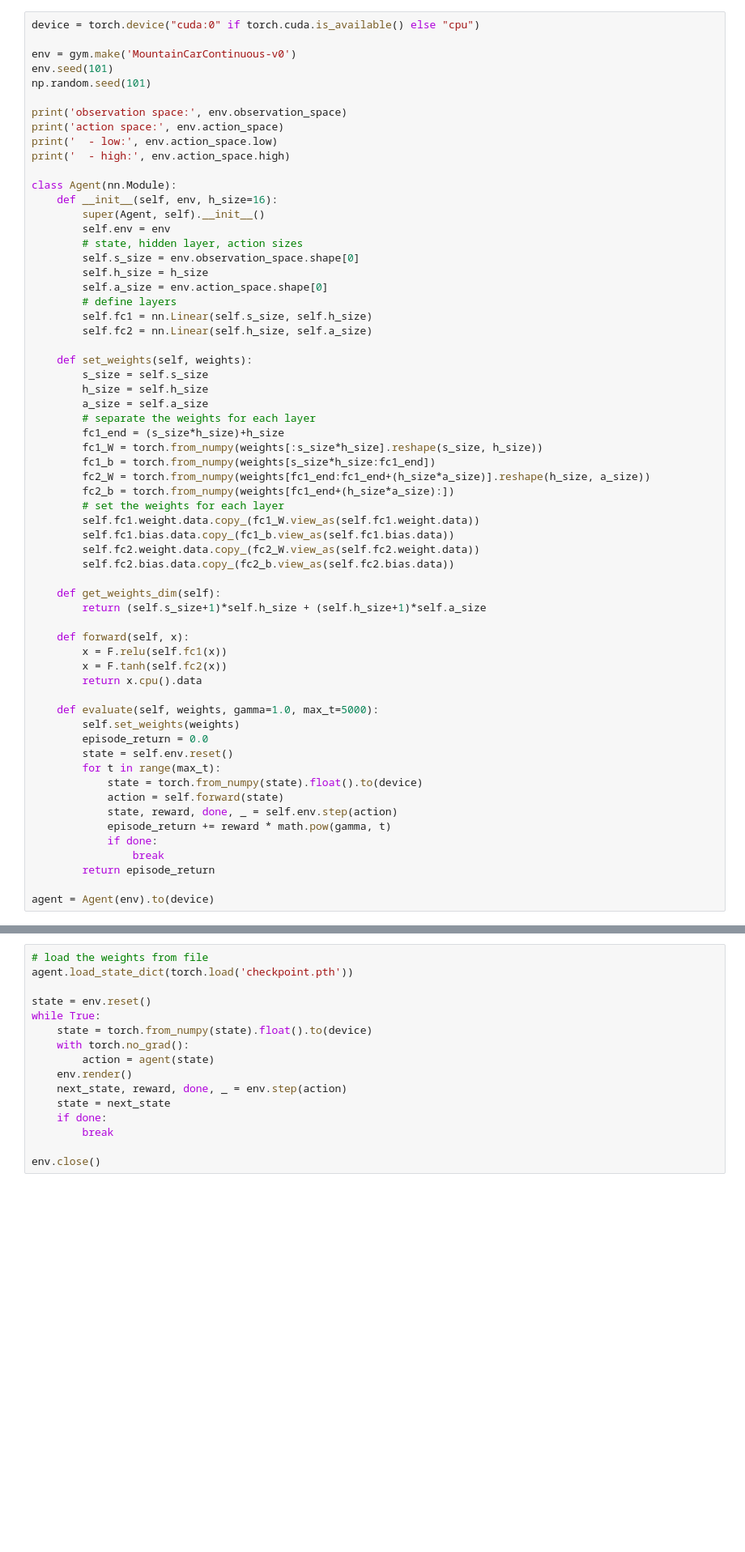
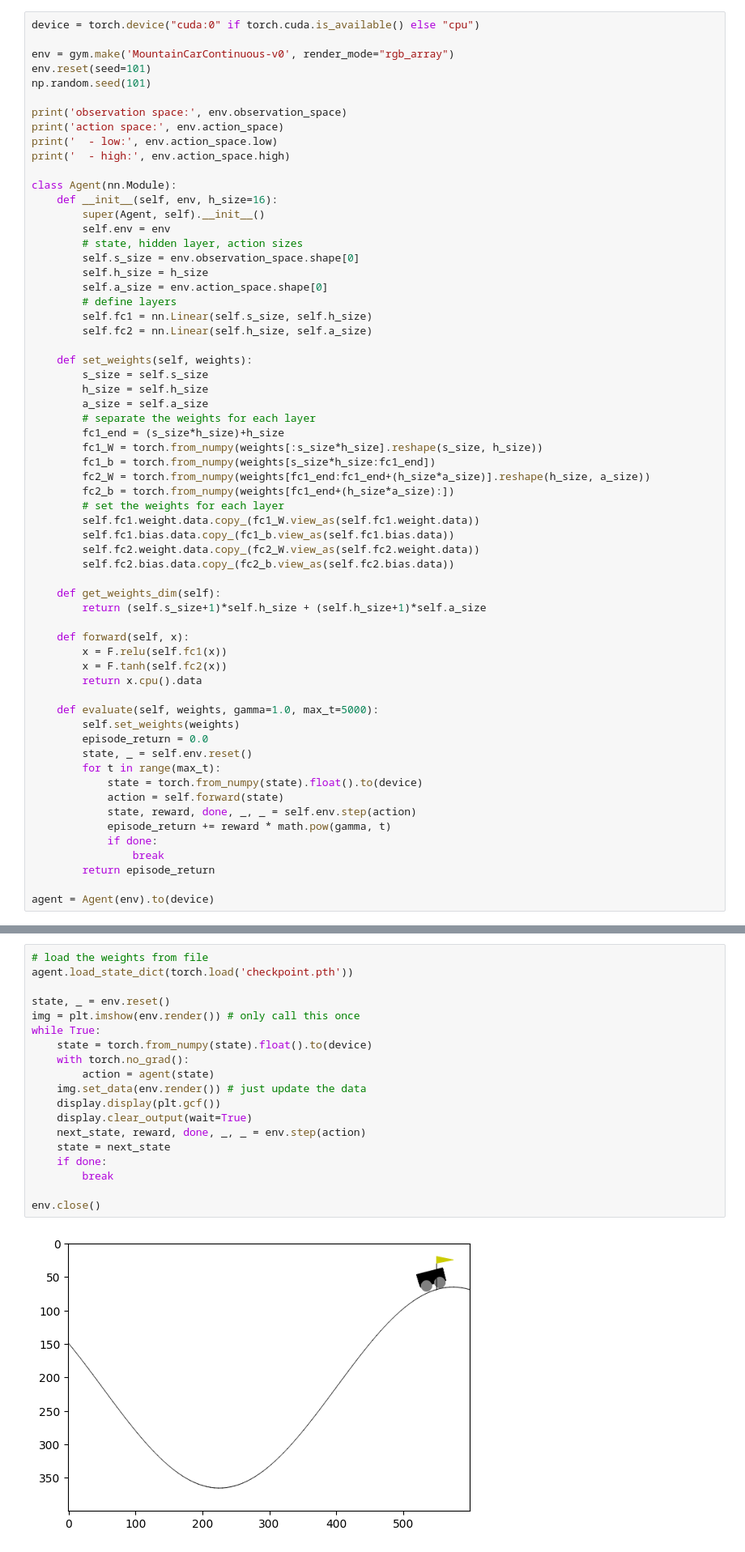
Before and after one commit to udacity/deep-reinforcement-learning, a Jupyter notebook: cross-entropy/CEM.ipynb, the cells around one changed output, grey strips where cells are left out. Shown at 81% size. Saved outputs shown, nothing was run; the diff lists cells and outputs as text; blank space fills up the shorter version.

Commit message:
Update CEM.ipynb
* Use gymnasium==0.29.1 instead of gym
* Reflect interface change of env.reset and env.step
* Enable rendering in Jupyter Notebook

```diff
--- a/cross-entropy/CEM.ipynb
+++ b/cross-entropy/CEM.ipynb
@@ -23,8 +24,8 @@ from torch.autograd import Variable
 # %%
 device = torch.device("cuda:0" if torch.cuda.is_available() else "cpu")
 
-env = gym.make('MountainCarContinuous-v0')
-env.seed(101)
+env = gym.make('MountainCarContinuous-v0', render_mode="rgb_array")
+env.reset(seed=101)
 np.random.seed(101)
 
 print('observation space:', env.observation_space)
@@ -71,11 +72,11 @@ class Agent(nn.Module):
     def evaluate(self, weights, gamma=1.0, max_t=5000):
         self.set_weights(weights)
         episode_return = 0.0
-        state = self.env.reset()
+        state, _ = self.env.reset()
         for t in range(max_t):
             state = torch.from_numpy(state).float().to(device)
             action = self.forward(state)
-            state, reward, done, _ = self.env.step(action)
+            state, reward, done, _, _ = self.env.step(action)
             episode_return += reward * math.pow(gamma, t)
             if done:
                 break
@@ -169,16 +169,21 @@ In the next code cell, you will load the trained weights from file to watch a sm
 # %%
 # load the weights from file
 agent.load_state_dict(torch.load('checkpoint.pth'))
 
-state = env.reset()
+state, _ = env.reset()
+img = plt.imshow(env.render()) # only call this once
 while True:
     state = torch.from_numpy(state).float().to(device)
     with torch.no_grad():
         action = agent(state)
-    env.render()
-    next_state, reward, done, _ = env.step(action)
+    img.set_data(env.render()) # just update the data
+    display.display(plt.gcf())
+    display.clear_output(wait=True)
+    next_state, reward, done, _, _ = env.step(action)
     state = next_state
     if done:
         break
 
 env.close()
+# %% [output]
+[figure, added]
```
Also changed, not shown: parts of 3 cells of this notebook.
